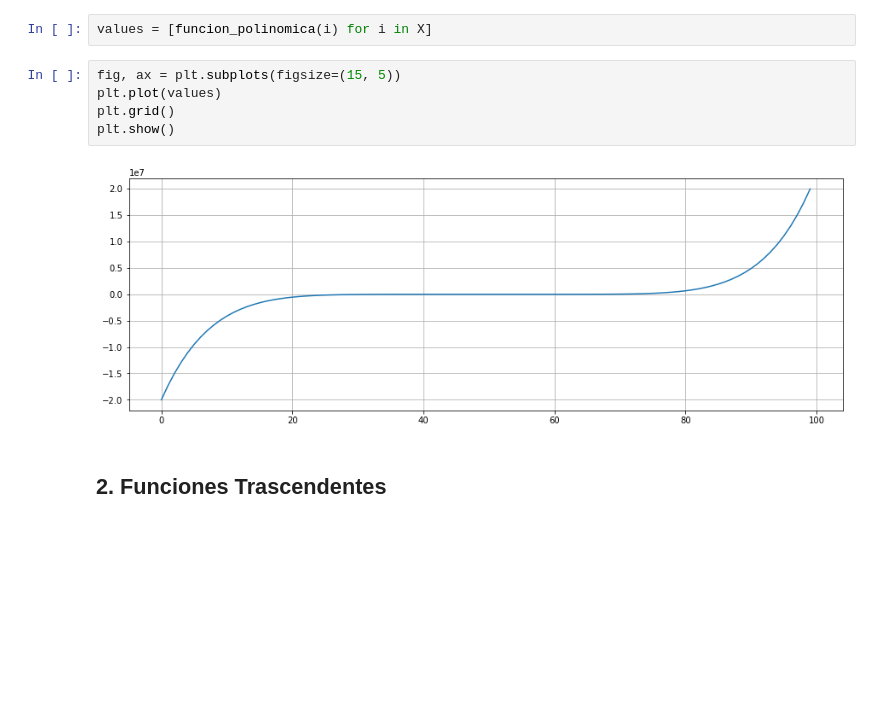
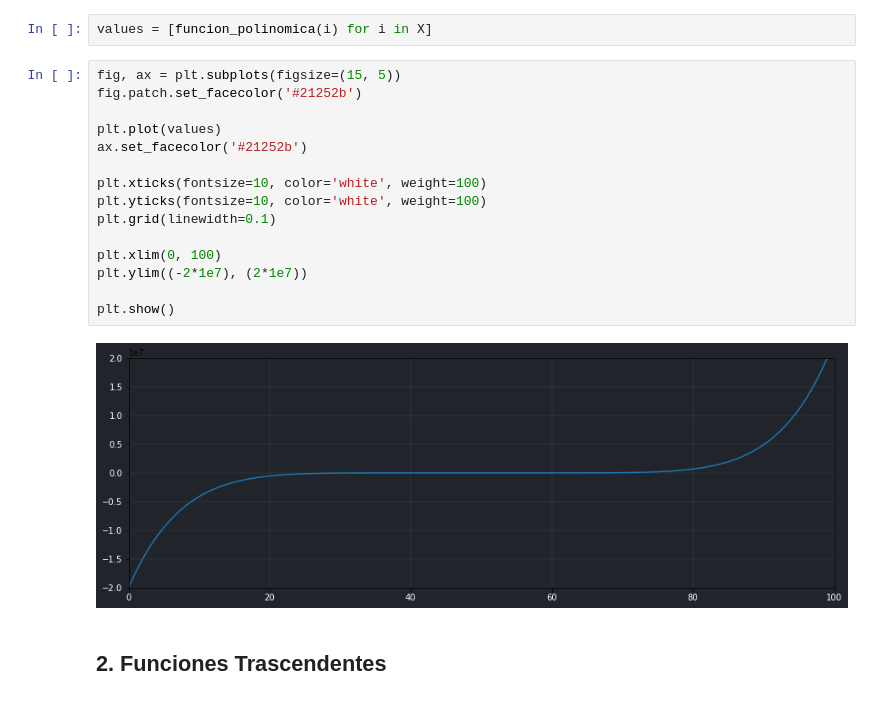
Before and after one commit to JuanFeA98/Estadistica_Probabilidad, a Jupyter notebook: Funciones_Matematicas/Funciones.ipynb, the cells around one changed output. Drawn from its saved outputs; the diff is of its cells as text; blank space fills up the shorter version.

```diff
--- a/Funciones_Matematicas/Funciones.ipynb
+++ b/Funciones_Matematicas/Funciones.ipynb
@@ -37,11 +45,21 @@ def funcion_polinomica(x):
 values = [funcion_polinomica(i) for i in X]
 # %%
 fig, ax = plt.subplots(figsize=(15, 5))
+fig.patch.set_facecolor('#21252b')
+
 plt.plot(values)
-plt.grid()
+ax.set_facecolor('#21252b')
+
+plt.xticks(fontsize=10, color='white', weight=100)
+plt.yticks(fontsize=10, color='white', weight=100)
+plt.grid(linewidth=0.1)
+
+plt.xlim(0, 100)
+plt.ylim((-2*1e7), (2*1e7))
+
 plt.show()
 # %% [output]
-[figure, old version]
+[figure, new version]
 # %% [markdown]
 ## 2. Funciones Trascendentes
 # %% [markdown]
```
Also changed, not shown: parts of 11 cells of this notebook.
